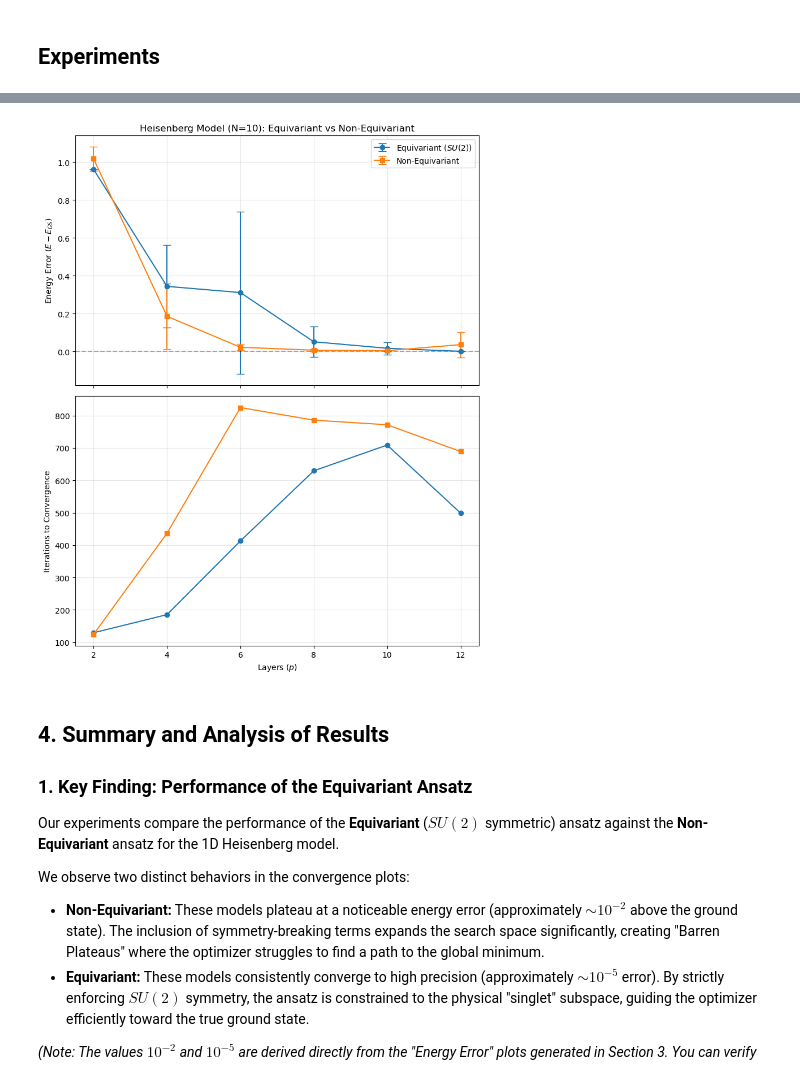
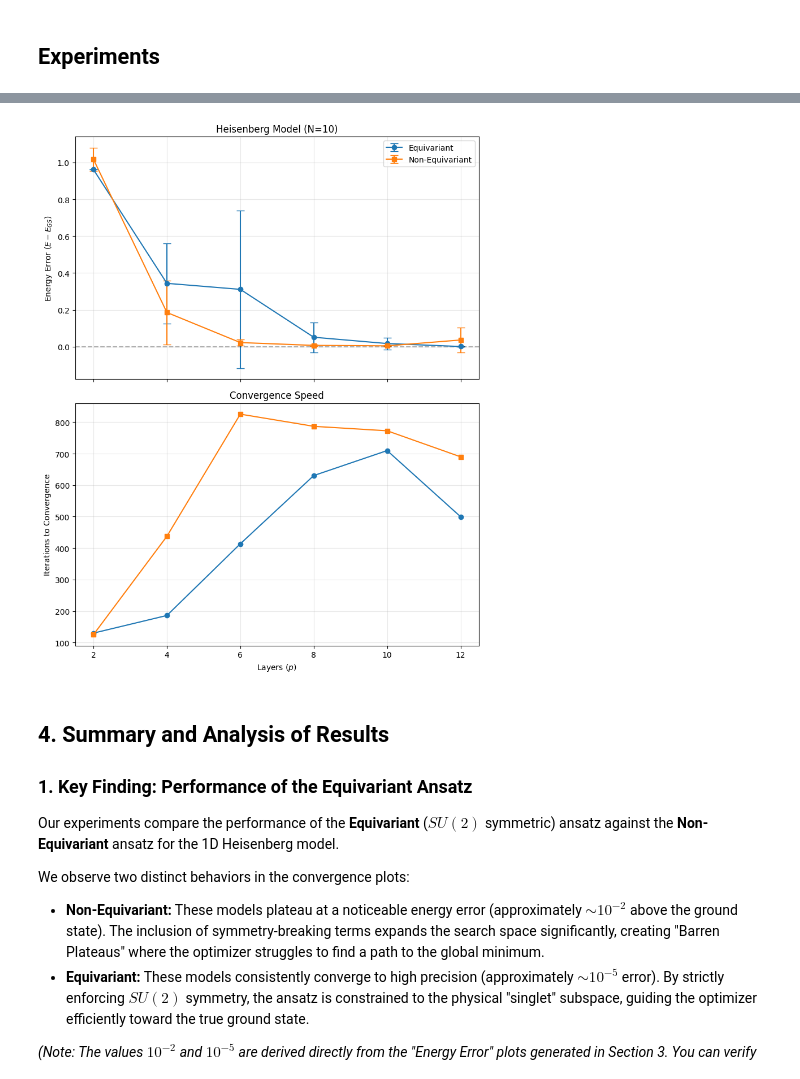
Before and after one commit to tyy0811/symmetry-in-variational-qml, a Jupyter notebook: heisenberg-model.ipynb, the cells around one changed output, grey strips where cells are left out. Drawn from its saved outputs; the diff is of its cells as text; code cells hidden in the pictures.

Commit message:
Refactored VQE optimization logic into a shared utils.py module and updated TFIM and Heisenberg notebooks to utilize the new unified training and plotting functions.

```diff
--- a/heisenberg-model.ipynb
+++ b/heisenberg-model.ipynb
@@ -352,3 +276,33 @@ def run_experiment(circuit_fn, n_qubits, p_layers, n_reps=20, max_steps=1000, to
+# %%
+def get_param_shape(circuit_fn, n_qubits, p_layers):
+    if circuit_fn == equivariant_ansatz:
+        # 2 parameters per layer (beta, gamma)
+        return (p_layers, 2)
+    else:
+        # 7 parameters per layer (alpha + 3 beta + 3 gamma)
+        return (p_layers, 7)
+
+def run_experiment(circuit_fn, n_qubits, p_layers, n_reps=20, max_steps=1000, tol=1e-6):
+    """
+    Wrapper around utils.run_vqe_experiment to maintain notebook compatibility.
+    """
+    # Determine Parameter Shape
+    single_shape = get_param_shape(circuit_fn, n_qubits, p_layers)
+    cols = single_shape[1]
+
+    # Replicate the scheduler from the original notebook
+    scheduler = optax.cosine_decay_schedule(init_value=0.1, decay_steps=max_steps, alpha=0.01)
+
+    return utils.run_vqe_experiment(
+        circuit_fn=circuit_fn,
+        n_qubits=n_qubits,
+        p_layers=p_layers,
+        param_cols=cols,
+        n_reps=n_reps,
+        max_steps=max_steps,
+        learning_rate=scheduler,
+        tol=tol
+    )
 # %% [markdown]
 ## Experiments
 # %%
@@ -400,32 +354,8 @@ Running nonequivariant_ansatz (N=10, p=12)...
-# %%
-fig, (ax1, ax2) = plt.subplots(2, 1, figsize=(8, 10), sharex=True)
-
-# Top Panel: Energy Error
-# We use log scale to verify if Equivariant reaches high precision
-ax1.errorbar(P_VALUES, np.array(data_heis_eq["energy"]) - E_GS_HEIS,
-             yerr=data_heis_eq["std"], fmt='o-', label="Equivariant ($SU(2)$)", color='tab:blue', capsize=5)
-ax1.errorbar(P_VALUES, np.array(data_heis_neq["energy"]) - E_GS_HEIS,
-             yerr=data_heis_neq["std"], fmt='s-', label="Non-Equivariant", color='tab:orange', capsize=5)
-
-ax1.set_ylabel("Energy Error ($E - E_{GS}$)")
-ax1.set_title(f"Heisenberg Model (N={N_EXPERIMENT}): Equivariant vs Non-Equivariant")
-ax1.axhline(0, color='k', linestyle='--', alpha=0.3)
-ax1.grid(True, alpha=0.3)
-ax1.legend()
-#ax1.set_yscale('log')  # Crucial for seeing the ground state convergence
-
-# Bottom Panel: Iterations to Convergence
-ax2.plot(P_VALUES, data_heis_eq["iters"], 'o-', label="Equivariant", color='tab:blue')
-ax2.plot(P_VALUES, data_heis_neq["iters"], 's-', label="Non-Equivariant", color='tab:orange')
-
-ax2.set_ylabel("Iterations to Convergence")
-ax2.set_xlabel("Layers ($p$)")
-ax2.grid(True, alpha=0.3)
-
-plt.tight_layout()
-plt.show()
-# %% [output]
-[figure, removed]
+# %%
+# Plot Shared Results via utils
+utils.plot_results(P_VALUES, N_EXPERIMENT, E_GS_HEIS, data_heis_eq, data_heis_neq, "Heisenberg Model")
+# %% [output]
+[figure, added]
 # %% [markdown]
 ## 4. Summary and Analysis of Results
 
```
Also changed, not shown: parts of 4 cells of this notebook, 2 other files.
